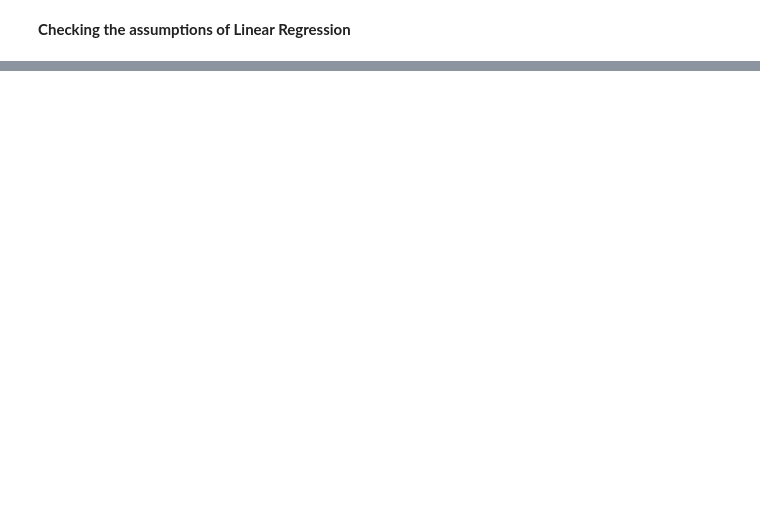
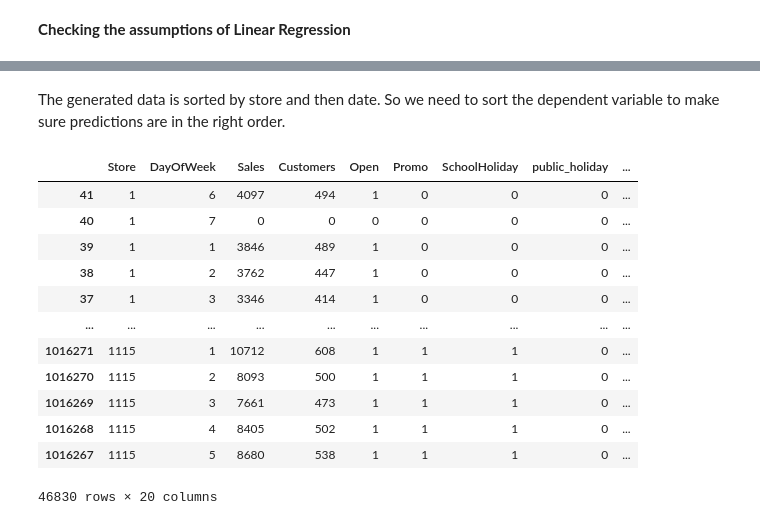
Before and after one commit to hrithikwel8/Rossmann_Sales_Prediction, a Jupyter notebook: Ameen_Rossmann_Sales_Prediction_Capstone_Project.ipynb, the cells around one changed output, grey strips where cells are left out. Saved outputs shown, nothing was run; the diff lists cells and outputs as text; code cells hidden in the pictures; blank space fills up the shorter version.

```diff
--- a/Ameen_Rossmann_Sales_Prediction_Capstone_Project.ipynb
+++ b/Ameen_Rossmann_Sales_Prediction_Capstone_Project.ipynb
@@ -178,0 +316,19 @@ evaluation_metrics(y_test , y_pred_lasso, X_test.shape[1])
+# %% [markdown]
+The generated data is sorted by store and then date. So we need to sort the dependent variable to make sure predictions are in the right order.
+# %%
+test_data_sorted = test_data.sort_values(by=['Store','Year','Month','Day'],ascending=True)
+test_data_sorted
+# %% [output]
+|  | Store | DayOfWeek | Sales | Customers | Open | Promo | SchoolHoliday | public_holiday | ... |
+| 41 | 1 | 6 | 4097 | 494 | 1 | 0 | 0 | 0 | ... |
+| 40 | 1 | 7 | 0 | 0 | 0 | 0 | 0 | 0 | ... |
+| 39 | 1 | 1 | 3846 | 489 | 1 | 0 | 0 | 0 | ... |
+| 38 | 1 | 2 | 3762 | 447 | 1 | 0 | 0 | 0 | ... |
+| 37 | 1 | 3 | 3346 | 414 | 1 | 0 | 0 | 0 | ... |
+| ... | ... | ... | ... | ... | ... | ... | ... | ... | ... |
+| 1016271 | 1115 | 1 | 10712 | 608 | 1 | 1 | 1 | 0 | ... |
+| 1016270 | 1115 | 2 | 8093 | 500 | 1 | 1 | 1 | 0 | ... |
+| 1016269 | 1115 | 3 | 7661 | 473 | 1 | 1 | 1 | 0 | ... |
+| 1016268 | 1115 | 4 | 8405 | 502 | 1 | 1 | 1 | 0 | ... |
+| 1016267 | 1115 | 5 | 8680 | 538 | 1 | 1 | 1 | 0 | ... |
+46830 rows × 20 columns
```
Also changed, not shown: parts of 48 cells of this notebook.
